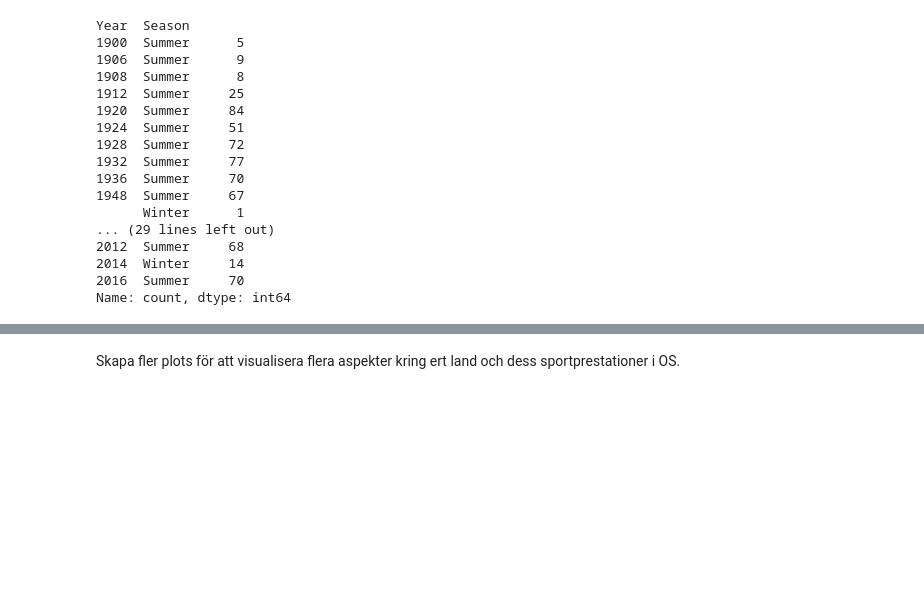
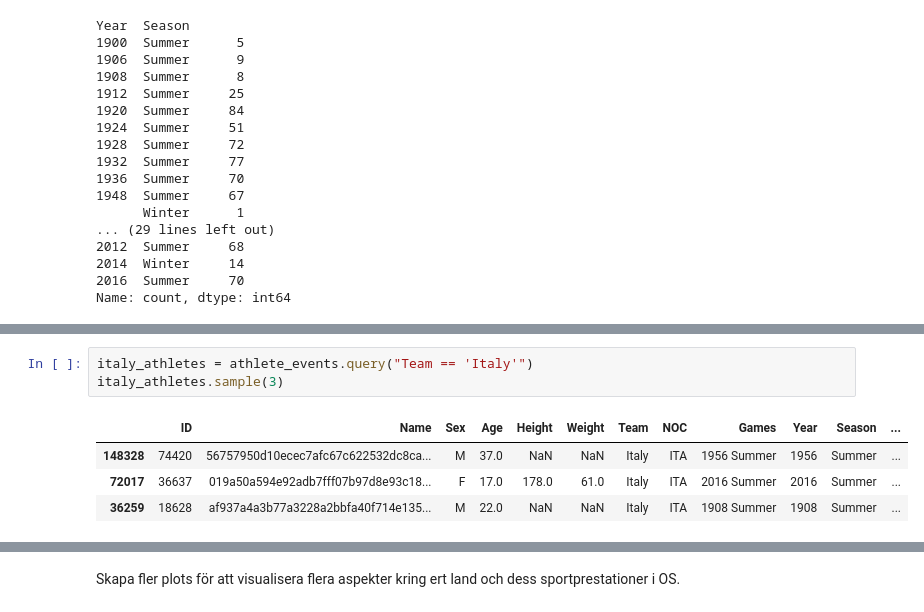
Before and after one commit to TobiasEnglund/Projekt-OS-Italien, a Jupyter notebook: Uppgift_1.ipynb, the cells around one changed output, grey strips where cells are left out. Drawn from its saved outputs; the diff is of its cells as text; blank space fills up the shorter version.

```diff
--- a/Uppgift_1.ipynb
+++ b/Uppgift_1.ipynb
@@ -130,0 +181,8 @@ Text(0.5, 1.0, 'Italy medals by year')
+# %%
+italy_athletes = athlete_events.query("Team == 'Italy'")
+italy_athletes.sample(3)
+# %% [output]
+|  | ID | Name | Sex | Age | Height | Weight | Team | NOC | Games | Year | Season | ... |
+| 148328 | 74420 | 56757950d10ecec7afc67c622532dc8ca... | M | 37.0 | NaN | NaN | Italy | ITA | 1956 Summer | 1956 | Summer | ... |
+| 72017 | 36637 | 019a50a594e92adb7fff07b97d8e93c18... | F | 17.0 | 178.0 | 61.0 | Italy | ITA | 2016 Summer | 2016 | Summer | ... |
+| 36259 | 18628 | af937a4a3b77a3228a2bbfa40f714e135... | M | 22.0 | NaN | NaN | Italy | ITA | 1908 Summer | 1908 | Summer | ... |
```
Also changed, not shown: parts of 19 cells of this notebook.
